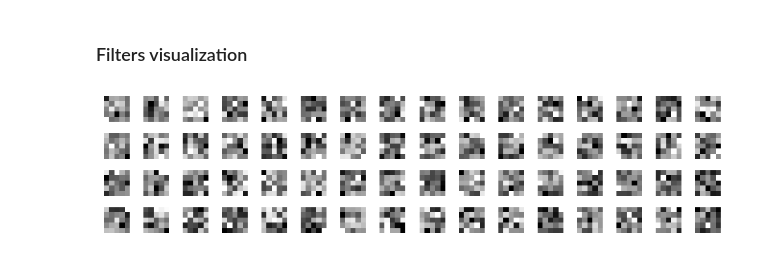
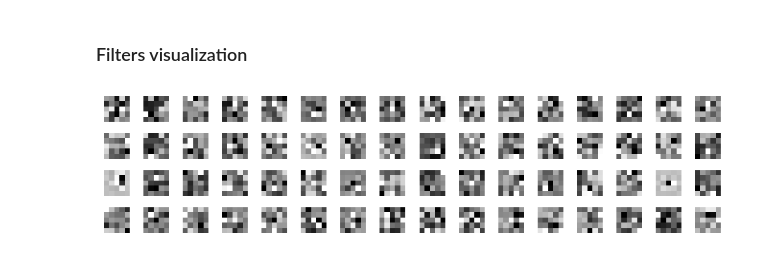
Before and after one commit to pedro-cardoso16/Super-Resolution, a Jupyter notebook: super_resolution.ipynb, the cells around one changed output. Saved outputs shown, nothing was run; the diff lists cells and outputs as text; code cells hidden in the pictures.

```diff
--- a/super_resolution.ipynb
+++ b/super_resolution.ipynb
@@ -200,7 +236,7 @@ images = [os.path.join(set5_path, img) for img in os.listdir(set5_path)]
 x = eval_model(
     *images,
     upscale_factor=upscale_factor,
-    model=f".models/model-050-ups-{upscale_factor:02d}-mse.pth",
+    model=f".models/model-010-ups-{upscale_factor:02d}-mse.pth",
 )
 
 for data in x:
@@ -356,25 +392,25 @@ for data in x:
 # %% [markdown]
 ### Filters visualization
 # %%
-model: ESPCN = torch.load(".models/model-100-ups-03-mse.pth", weights_only=False)
+model: ESPCN = torch.load(".models/model-1000-ups-03-mse.pth", weights_only=False)
 model.to("cpu")
 
 # first layer filter
 filters = model.conv1.weight.detach()
 
 grid_size = len(filters)
 
 fig, axes = plt.subplots(4, 16, figsize=(8, 2))
 
 for i, ax in enumerate(axes.flat):
     ax.imshow(filters[i][0].numpy(), cmap="gray")
     ax.axis("off")
 
 
 plt.tight_layout()
 plt.show()
 # %% [output]
-[figure, old version]
+[figure, new version]
 # %%
 # # second layer filter
 # filters = model.conv2.weight.detach()
```
Also changed, not shown: parts of 3 cells of this notebook, 3 other files.
